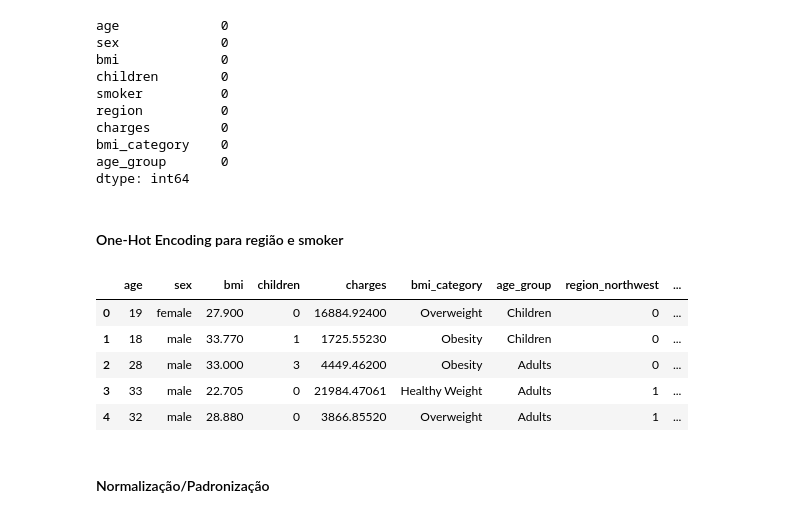
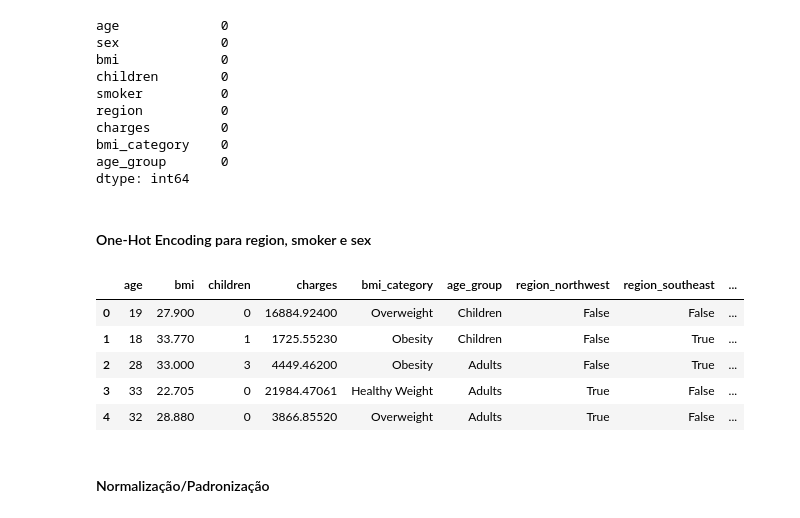
Before and after one commit to raularaju/Regression_DM, a Jupyter notebook: main.ipynb, the cells around one changed output. Drawn from its saved outputs; the diff is of its cells as text; code cells hidden in the pictures.

```diff
--- a/main.ipynb
+++ b/main.ipynb
@@ -48,7 +49,8 @@ from sklearn.preprocessing import MinMaxScaler, StandardScaler
 #### Carregar CSV
 # %%
 #Carregando a base de dados
-df = pd.read_csv('https://raw.githubusercontent.com/stedy/Machine-Learning-with-R-datasets/master/insurance.csv')
+#df = pd.read_csv('https://raw.githubusercontent.com/stedy/Machine-Learning-with-R-datasets/master/insurance.csv')
+df= pd.read_csv("/home/grad/ccomp/21/nuneslima/Downloads/insurance.csv")
 # %% [markdown]
 #### Explorar o Dataframe
 # %%
@@ -167,6 +169,8 @@ plt.show()
 [figure]
 # %% [markdown]
 #### Adição de coluna com a categoria do BMI
+# %%
+df=df
 # %%
 # Function to categorize BMI
 def categorize_bmi(bmi):
@@ -306,18 +310,18 @@ bmi_category    0
 age_group       0
 dtype: int64
 # %% [markdown]
-#### One-Hot Encoding para região e smoker
+#### One-Hot Encoding para region, smoker e sex
 # %%
 # Codificação One-Hot para 'region' e 'smoker'
-df_prepared = pd.get_dummies(df, columns=['region', 'smoker'], drop_first=True)
+df_prepared = pd.get_dummies(df, columns=['region', 'smoker', 'sex'], drop_first=True)
 df_prepared.head()
 # %% [output]
-|  | age | sex | bmi | children | charges | bmi_category | age_group | region_northwest | ... |
-| 0 | 19 | female | 27.900 | 0 | 16884.92400 | Overweight | Children | 0 | ... |
-| 1 | 18 | male | 33.770 | 1 | 1725.55230 | Obesity | Children | 0 | ... |
-| 2 | 28 | male | 33.000 | 3 | 4449.46200 | Obesity | Adults | 0 | ... |
-| 3 | 33 | male | 22.705 | 0 | 21984.47061 | Healthy Weight | Adults | 1 | ... |
-| 4 | 32 | male | 28.880 | 0 | 3866.85520 | Overweight | Adults | 1 | ... |
+|  | age | bmi | children | charges | bmi_category | age_group | region_northwest | region_southeast | ... |
+| 0 | 19 | 27.900 | 0 | 16884.92400 | Overweight | Children | False | False | ... |
+| 1 | 18 | 33.770 | 1 | 1725.55230 | Obesity | Children | False | True | ... |
+| 2 | 28 | 33.000 | 3 | 4449.46200 | Obesity | Adults | False | True | ... |
+| 3 | 33 | 22.705 | 0 | 21984.47061 | Healthy Weight | Adults | True | False | ... |
+| 4 | 32 | 28.880 | 0 | 3866.85520 | Overweight | Adults | True | False | ... |
 # %% [markdown]
 #### Normalização/Padronização
 # %%
```
Also changed, not shown: parts of 7 cells of this notebook.
